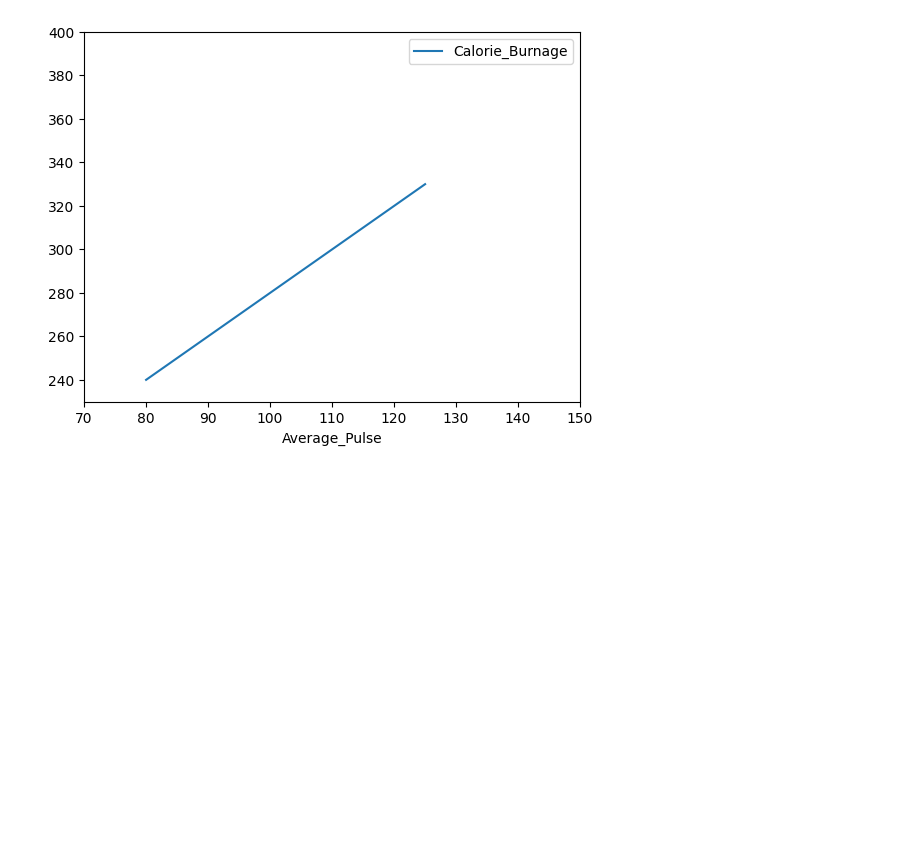
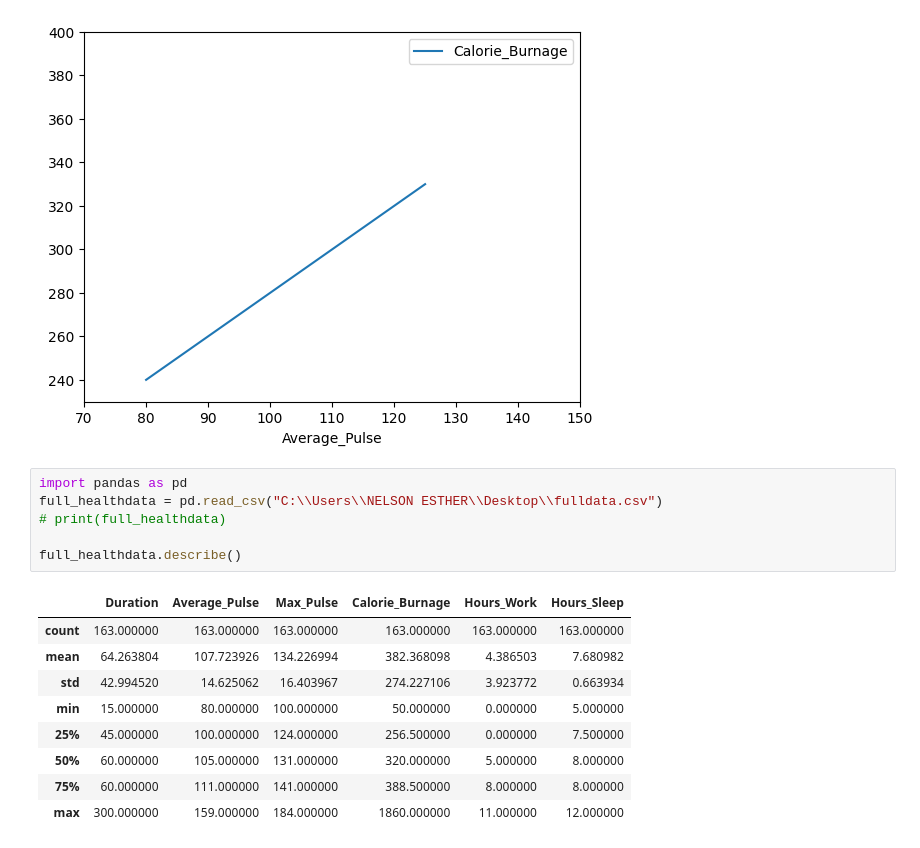
Before and after one commit to nelsonudochukwu/100-Page-Machine-Learning, a Jupyter notebook: machinelearn.ipynb, the cells around one changed output. Cells and saved outputs as stored; diff of their text form; blank space fills up the shorter version.

Commit message:
fulldata_describe

```diff
--- a/machinelearn.ipynb
+++ b/machinelearn.ipynb
@@ -218,3 +218,19 @@ plt.xlim(xmin=70, xmax=150)
 plt.show()
 # %% [output]
 [figure]
+# %%
+import pandas as pd
+full_healthdata = pd.read_csv("C:\\Users\\NELSON ESTHER\\Desktop\\fulldata.csv")
+# print(full_healthdata)
+
+full_healthdata.describe()
+# %% [output]
+|  | Duration | Average_Pulse | Max_Pulse | Calorie_Burnage | Hours_Work | Hours_Sleep |
+| count | 163.000000 | 163.000000 | 163.000000 | 163.000000 | 163.000000 | 163.000000 |
+| mean | 64.263804 | 107.723926 | 134.226994 | 382.368098 | 4.386503 | 7.680982 |
+| std | 42.994520 | 14.625062 | 16.403967 | 274.227106 | 3.923772 | 0.663934 |
+| min | 15.000000 | 80.000000 | 100.000000 | 50.000000 | 0.000000 | 5.000000 |
+| 25% | 45.000000 | 100.000000 | 124.000000 | 256.500000 | 0.000000 | 7.500000 |
+| 50% | 60.000000 | 105.000000 | 131.000000 | 320.000000 | 5.000000 | 8.000000 |
+| 75% | 60.000000 | 111.000000 | 141.000000 | 388.500000 | 8.000000 | 8.000000 |
+| max | 300.000000 | 159.000000 | 184.000000 | 1860.000000 | 11.000000 | 12.000000 |
```
